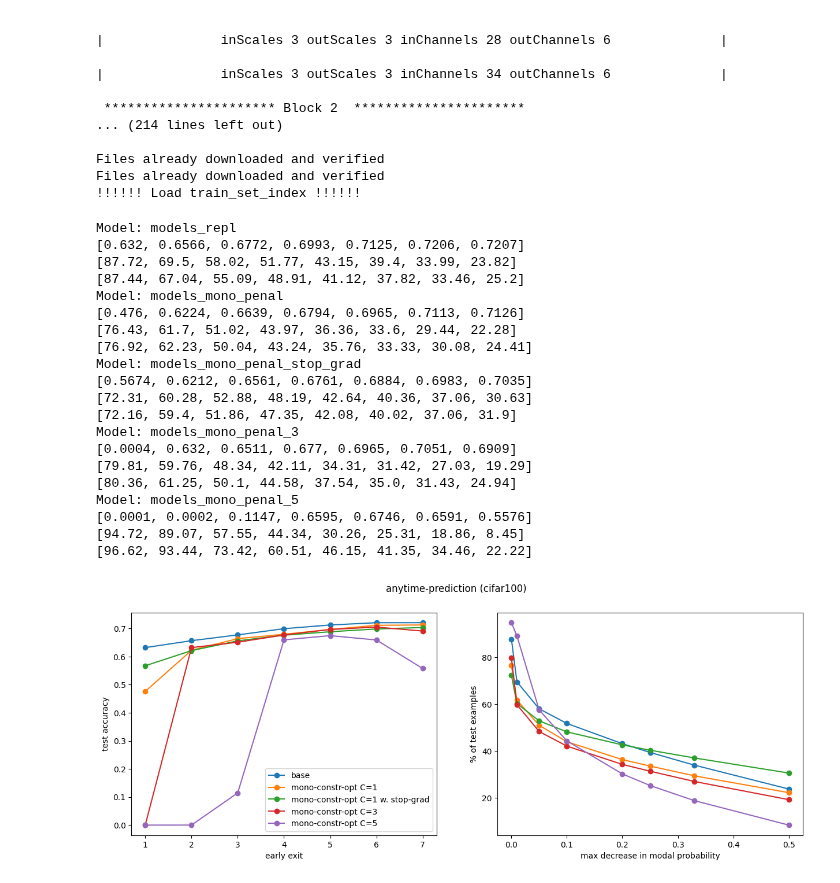
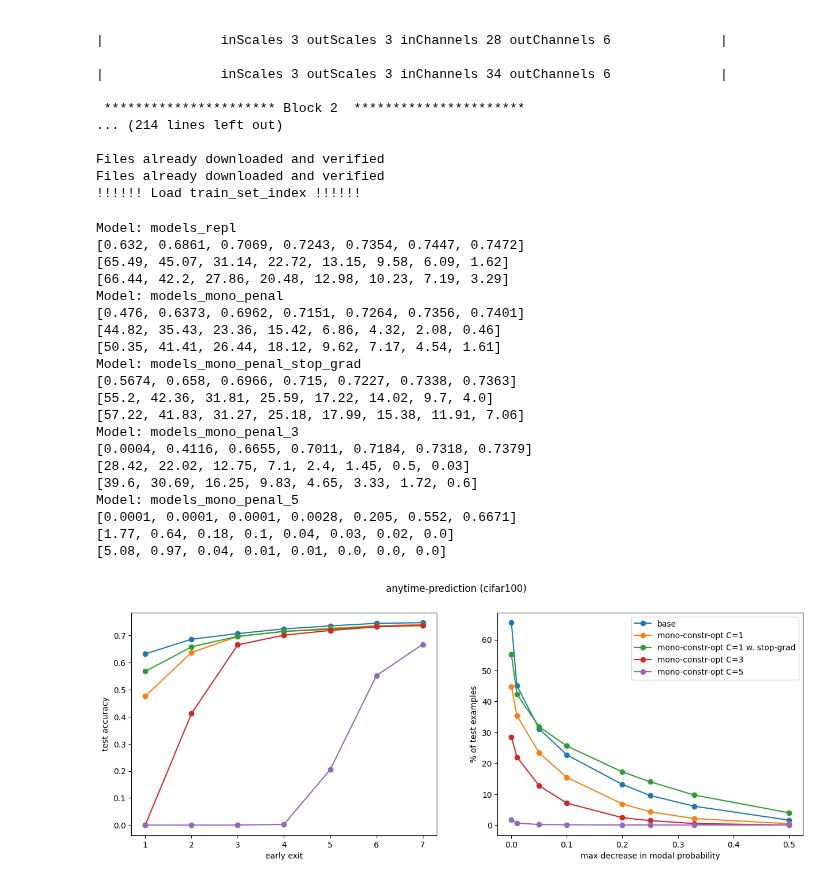
Before and after one commit to metodj/MSDNet-PyTorch, a Jupyter notebook: mono_weights.ipynb, the cells around one changed output. Saved outputs shown, nothing was run; the diff lists cells and outputs as text; code cells hidden in the pictures.

Commit message:
fix bug constr opt mono weights

```diff
--- a/mono_weights.ipynb
+++ b/mono_weights.ipynb
@@ -54,6 +54,10 @@ Files already downloaded and verified
 
 # logits, targets, ARGS = get_logits_targets('cifar100', MODEL_FOLDER, LIKELIHOOD, EPOCH, cuda=False)
 # %%
+# PROBS_TYPE = 'BASE'
+PROBS_TYPE = 'PoE'
+# PROBS_TYPE = 'PoE-OvR'
+
 acc_dict, mono_dict = {}, {}
 for model_name in MODELS:
     logits = logits_dict[model_name]
@@ -61,21 +65,16 @@ for model_name in MODELS:
     L = len(logits)
     N = len(targets)
 
-    # if 'poe' in model_name:
-    #     logits = logits.cumsum(dim=0) / torch.tensor([1., 2., 3., 4., 5., 6., 7.])[:, None, None]
-    #     probs = torch.softmax(logits, dim=2)
-    #     preds = {i: torch.argmax(probs, dim=2)[i, :] for i in range(L)}
-    # else:
-    #     probs = torch.softmax(logits, dim=2)
-    #     preds = {i: torch.argmax(probs, dim=2)[i, :] for i in range(L)}
+    if PROBS_TYPE == 'PoE':
+        logits = logits.cumsum(dim=0) / torch.tensor([1., 2., 3., 4., 5., 6., 7.])[:, None, None]
+        probs = torch.softmax(logits, dim=2)
+    elif PROBS_TYPE == 'PoE-OvR':
+        T = 1.
+        probs = torch.tensor(f_probs_ovr_poe_logits_weighted_generalized(logits, weights=(np.arange(1, L + 1, 1, dtype=float) / L) * T))
+    elif PROBS_TYPE == 'BASE':
+        probs = torch.softmax(logits, dim=2)
 
-    # logits = logits.cumsum(dim=0) / torch.tensor([1., 2., 3., 4., 5., 6., 7.])[:, None, None]
-    # probs = torch.softmax(logits, dim=2)
-    # preds = {i: torch.argmax(probs, dim=2)[i, :] for i in range(L)}
-
-    probs = torch.softmax(logits, dim=2)
     preds = {i: torch.argmax(probs, dim=2)[i, :] for i in range(L)}
-
     acc = [(targets == preds[i]).sum() / len(targets) for i in range(L)]
 
     mono_modal_prob = [round(x, 4) for x in modal_probs_decreasing(preds, probs, layer=L, N=N, thresholds=[-0.0001, -0.01, -0.05, -0.1, -0.2, -0.25, -0.33, -0.5], diffs_type="all").values()]
@@ -90,40 +89,40 @@ for model_name in MODELS:
     mono_dict[model_name] = modal_probs_decreasing(preds, probs, layer=L, N=N, thresholds=[-0.0001, -0.01, -0.05, -0.1, -0.2, -0.25, -0.33, -0.5], diffs_type="all")
 # %% [output]
 Model: models_repl
-[0.632, 0.6566, 0.6772, 0.6993, 0.7125, 0.7206, 0.7207]
-[87.72, 69.5, 58.02, 51.77, 43.15, 39.4, 33.99, 23.82]
-[87.44, 67.04, 55.09, 48.91, 41.12, 37.82, 33.46, 25.2]
+[0.632, 0.6861, 0.7069, 0.7243, 0.7354, 0.7447, 0.7472]
+[65.49, 45.07, 31.14, 22.72, 13.15, 9.58, 6.09, 1.62]
+[66.44, 42.2, 27.86, 20.48, 12.98, 10.23, 7.19, 3.29]
 Model: models_mono_penal
-[0.476, 0.6224, 0.6639, 0.6794, 0.6965, 0.7113, 0.7126]
-[76.43, 61.7, 51.02, 43.97, 36.36, 33.6, 29.44, 22.28]
-[76.92, 62.23, 50.04, 43.24, 35.76, 33.33, 30.08, 24.41]
+[0.476, 0.6373, 0.6962, 0.7151, 0.7264, 0.7356, 0.7401]
+[44.82, 35.43, 23.36, 15.42, 6.86, 4.32, 2.08, 0.46]
+[50.35, 41.41, 26.44, 18.12, 9.62, 7.17, 4.54, 1.61]
 Model: models_mono_penal_stop_grad
-[0.5674, 0.6212, 0.6561, 0.6761, 0.6884, 0.6983, 0.7035]
-[72.31, 60.28, 52.88, 48.19, 42.64, 40.36, 37.06, 30.63]
-[72.16, 59.4, 51.86, 47.35, 42.08, 40.02, 37.06, 31.9]
+[0.5674, 0.658, 0.6966, 0.715, 0.7227, 0.7338, 0.7363]
+[55.2, 42.36, 31.81, 25.59, 17.22, 14.02, 9.7, 4.0]
+[57.22, 41.83, 31.27, 25.18, 17.99, 15.38, 11.91, 7.06]
 Model: models_mono_penal_3
-[0.0004, 0.632, 0.6511, 0.677, 0.6965, 0.7051, 0.6909]
-[79.81, 59.76, 48.34, 42.11, 34.31, 31.42, 27.03, 19.29]
-[80.36, 61.25, 50.1, 44.58, 37.54, 35.0, 31.43, 24.94]
+[0.0004, 0.4116, 0.6655, 0.7011, 0.7184, 0.7318, 0.7379]
+[28.42, 22.02, 12.75, 7.1, 2.4, 1.45, 0.5, 0.03]
+[39.6, 30.69, 16.25, 9.83, 4.65, 3.33, 1.72, 0.6]
 Model: models_mono_penal_5
-[0.0001, 0.0002, 0.1147, 0.6595, 0.6746, 0.6591, 0.5576]
-[94.72, 89.07, 57.55, 44.34, 30.26, 25.31, 18.86, 8.45]
-[96.62, 93.44, 73.42, 60.51, 46.15, 41.35, 34.46, 22.22]
+[0.0001, 0.0001, 0.0001, 0.0028, 0.205, 0.552, 0.6671]
+[1.77, 0.64, 0.18, 0.1, 0.04, 0.03, 0.02, 0.0]
+[5.08, 0.97, 0.04, 0.01, 0.01, 0.0, 0.0, 0.0]
 # %%
 early_exits = [i + 1 for i in range(len(acc))]
 fig, ax = plt.subplots(1, 2, figsize=(15, 5))
 
 for model_name, model_label in zip(MODELS, MODELS_NAMES):
     ax[0].plot(early_exits, acc_dict[model_name], label=model_label, marker='o',)
     ax[1].plot(mono_dict[model_name].keys(), mono_dict[model_name].values(), marker='o', label=model_label)
 
 ax[0].set_ylabel('test accuracy')
 ax[0].set_xlabel('early exit')
 ax[1].set_xlabel('max decrease in modal probability')
 ax[1].set_ylabel('% of test examples')
-ax[0].legend()
+ax[1].legend()
 
 plt.suptitle(f'anytime-prediction ({DATA})')
 plt.show()
 # %% [output]
-[figure, old version]
+[figure, new version]
```
Also changed, not shown: parts of 4 cells of this notebook, 2 other files.
